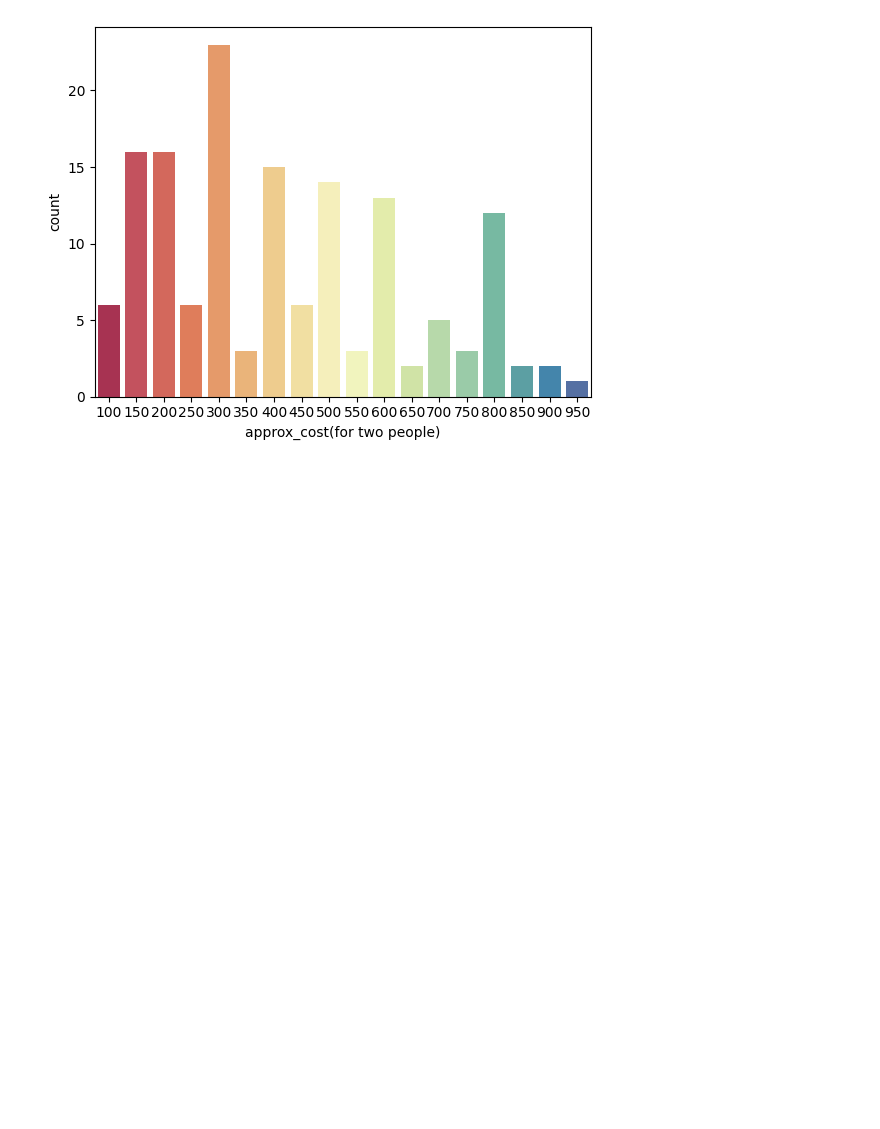
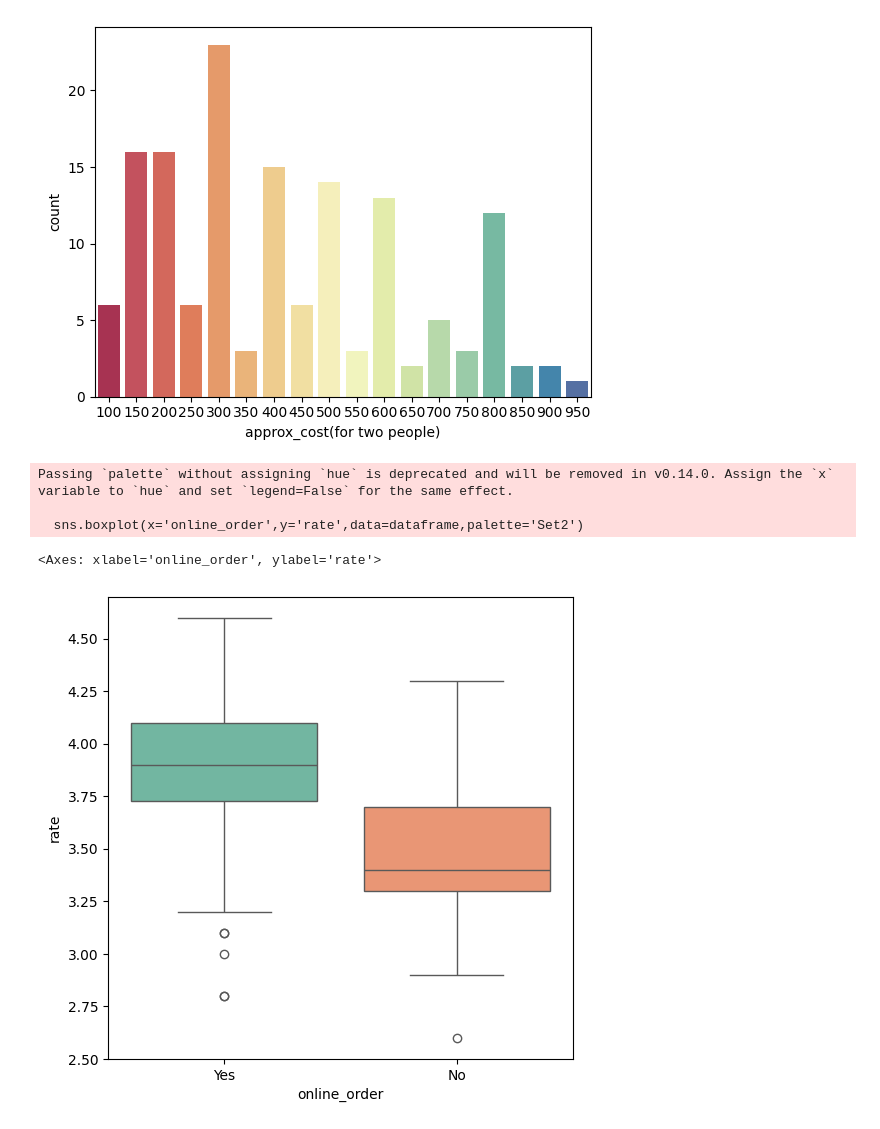
Before and after one commit to harizzzzz/Zomato-Data-Analysis, a Jupyter notebook: zomato-analysis.ipynb, the cells around one changed output. Saved outputs shown, nothing was run; the diff lists cells and outputs as text; code cells hidden in the pictures; blank space fills up the shorter version.

```diff
--- a/zomato-analysis.ipynb
+++ b/zomato-analysis.ipynb
@@ -143,3 +143,18 @@ Passing `palette` without assigning `hue` is deprecated and will be removed in v
   sns.countplot(x=couple_data,palette="Spectral")
 <Axes: xlabel='approx_cost(for two people)', ylabel='count'>
 [figure]
+# %%
+# comparing if online orders receive higher ratings
+# compared to offline_orders
+
+plt.figure(figsize=(6,6))
+sns.boxplot(x='online_order',y='rate',data=dataframe,palette='Set2')
+
+#data shows online orders receive higher ratings
+#compared to offline orders, which receive lower ratings
+# %% [output]
+Passing `palette` without assigning `hue` is deprecated and will be removed in v0.14.0. Assign the `x` variable to `hue` and set `legend=False` for the same effect.
+
+  sns.boxplot(x='online_order',y='rate',data=dataframe,palette='Set2')
+<Axes: xlabel='online_order', ylabel='rate'>
+[figure, added]
```
Also changed, not shown: parts of 1 cell of this notebook.
